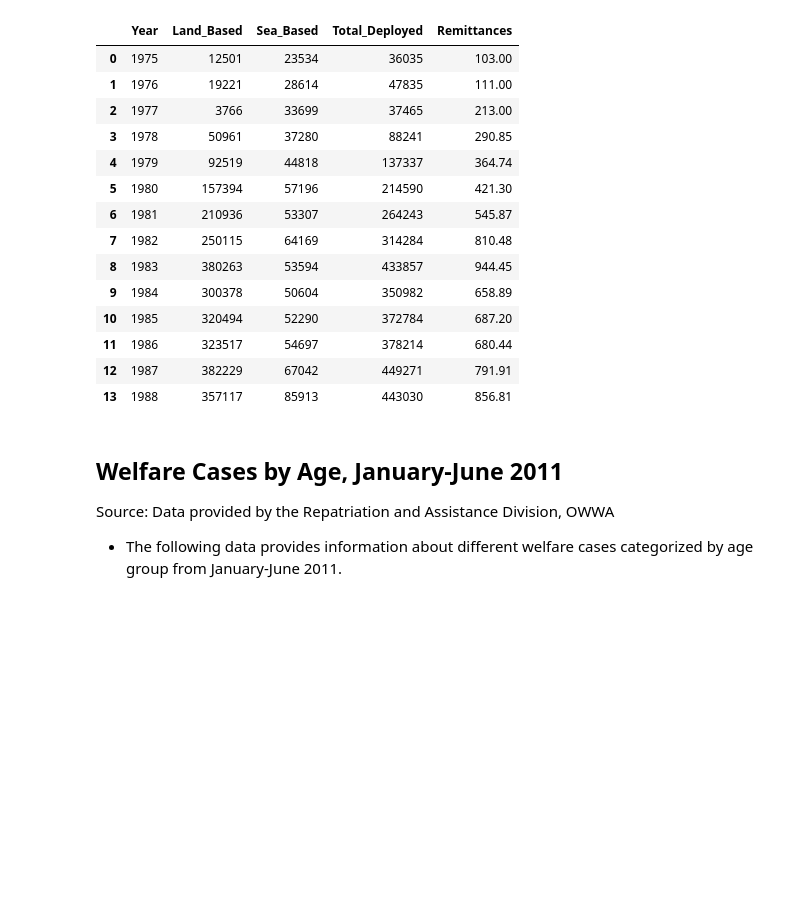
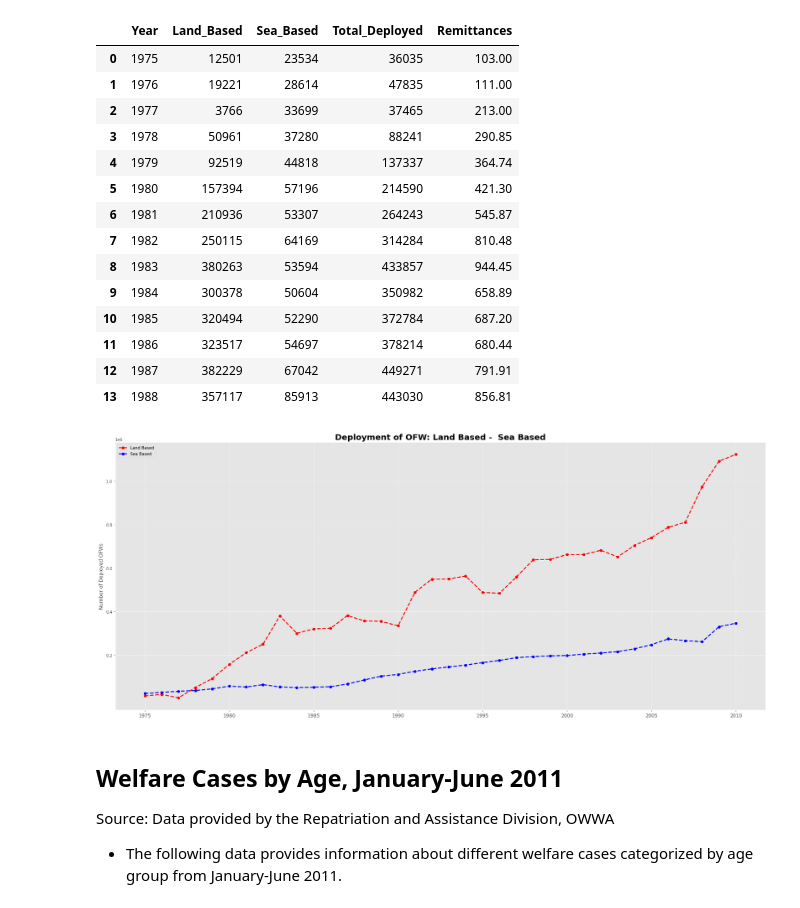
Before and after one commit to apriljoyagquiz/IT3205-TeamAbracaData, a Jupyter notebook: OFW_Visualization.ipynb, the cells around one changed output. Drawn from its saved outputs; the diff is of its cells as text; code cells hidden in the pictures; blank space fills up the shorter version.

Commit message:
Create new visualizations

```diff
--- a/OFW_Visualization.ipynb
+++ b/OFW_Visualization.ipynb
@@ -262,6 +262,31 @@ deploy.head(14)
 | 11 | 1986 | 323517 | 54697 | 378214 | 680.44 |
 | 12 | 1987 | 382229 | 67042 | 449271 | 791.91 |
 | 13 | 1988 | 357117 | 85913 | 443030 | 856.81 |
+# %%
+Year = deploy["Year"]
+Land_Based = deploy["Land_Based"]
+Sea_Based  = deploy["Sea_Based"]
+
+
+#changing the size of the entire graph
+f = plt.figure(tight_layout=True)
+f.set_figwidth(23)
+f.set_figheight(10)
+
+
+#Creating plots
+y = [200000, 400000, 600000, 800000, 1000000, 1200000]
+plt.xticks(fontsize=12)
+plt.yticks(y)
+plt.title("Deployment of OFW: Land Based -  Sea Based", fontweight="bold", fontsize=20)
+plt.grid(color = 'white', linestyle = '--', linewidth = 0.8)
+plt.plot(Year, Land_Based, 'o--', color="r", label="Land Based", lw=2.4)
+plt.plot(Year, Sea_Based, 'o--', color="b", label="Sea Based", lw=2.4)
+plt.ylabel("Number of Deployed OFWs")
+plt.legend()
+plt.show()
+# %% [output]
+[figure, added]
 # %% [markdown]
 ## **Welfare Cases by Age, January-June 2011**
 Source: Data provided by the Repatriation and Assistance Division, OWWA
```
Also changed, not shown: parts of 1 cell of this notebook.
